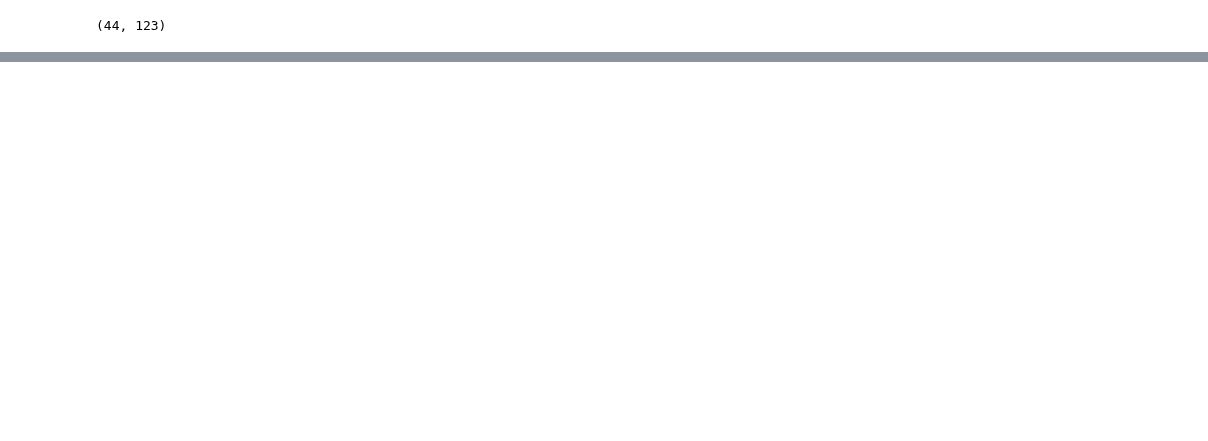
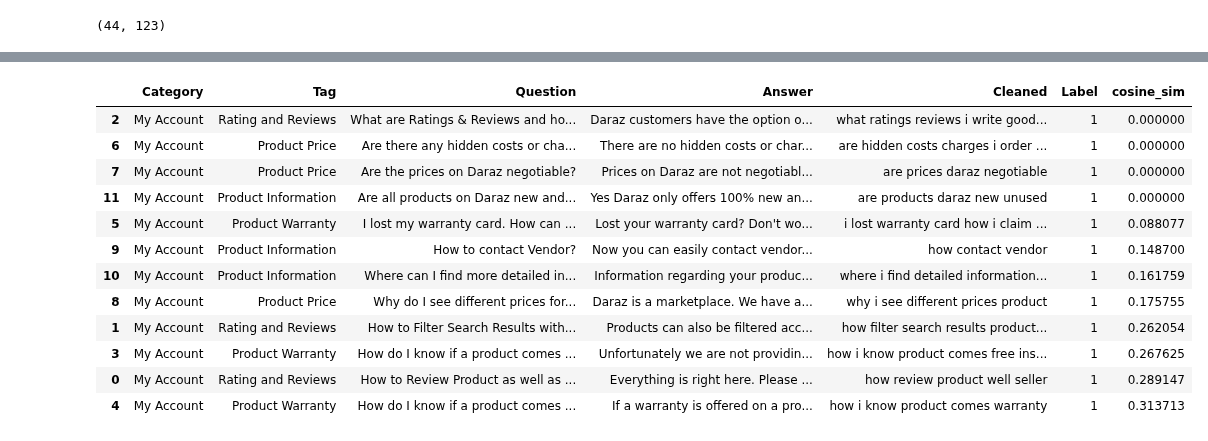
Before and after one commit to rissuuuu/DataScience, a Jupyter notebook: NLP Task/Task.ipynb, the cells around one changed output, grey strips where cells are left out. Saved outputs shown, nothing was run; the diff lists cells and outputs as text; code cells hidden in the pictures; blank space fills up the shorter version.

```diff
--- a/NLP Task/Task.ipynb
+++ b/NLP Task/Task.ipynb
@@ -70,3 +94,6 @@ X_=vectorizer.fit_transform(df['Cleaned']).toarray()
 X_.shape
 # %% [output]
 (44, 123)
+# %%
+labelencoder=LabelEncoder()
+df['Label']=labelencoder.fit_transform(df['Category'])
@@ -72,0 +123,13 @@ X_.shape
+# %%
+def return_tfidf_data(text):
+    return vectorizer.transform([text])
+
+def return_similarity(text):
+    text=cleantext(text)
+    print(text)
+    text=return_tfidf_data(text)
+    return text.toarray()
+
+
+temp=return_similarity('How to check warrenty of product?')
+temp
@@ -72,0 +195,5 @@ X_.shape
+# %%
+cos_sim=[cosine_similarity(i.reshape(1,-1),temp.reshape(1,-1)) for i in X_[df[df['Label']==1].index]]
+cos_sim=np.array(cos_sim)
+
+cos_sim=cos_sim.flatten()
@@ -72,0 +208,4 @@ X_.shape
+# %%
+temp_df=df.iloc[df[df['Label']==1].index,:]
+temp_df['cosine_sim']=cos_sim
+temp_df
@@ -72,0 +230,16 @@ X_.shape
+# %%
+temp_df.sort_values('cosine_sim')
+# %% [output]
+|  | Category | Tag | Question | Answer | Cleaned | Label | cosine_sim |
+| 2 | My Account | Rating and Reviews | What are Ratings & Reviews and ho... | Daraz customers have the option o... | what ratings reviews i write good... | 1 | 0.000000 |
+| 6 | My Account | Product Price | Are there any hidden costs or cha... | There are no hidden costs or char... | are hidden costs charges i order ... | 1 | 0.000000 |
+| 7 | My Account | Product Price | Are the prices on Daraz negotiable? | Prices on Daraz are not negotiabl... | are prices daraz negotiable | 1 | 0.000000 |
+| 11 | My Account | Product Information | Are all products on Daraz new and... | Yes Daraz only offers 100% new an... | are products daraz new unused | 1 | 0.000000 |
+| 5 | My Account | Product Warranty | I lost my warranty card. How can ... | Lost your warranty card? Don't wo... | i lost warranty card how i claim ... | 1 | 0.088077 |
+| 9 | My Account | Product Information | How to contact Vendor? | Now you can easily contact vendor... | how contact vendor | 1 | 0.148700 |
+| 10 | My Account | Product Information | Where can I find more detailed in... | Information regarding your produc... | where i find detailed information... | 1 | 0.161759 |
+| 8 | My Account | Product Price | Why do I see different prices for... | Daraz is a marketplace. We have a... | why i see different prices product | 1 | 0.175755 |
+| 1 | My Account | Rating and Reviews | How to Filter Search Results with... | Products can also be filtered acc... | how filter search results product... | 1 | 0.262054 |
+| 3 | My Account | Product Warranty | How do I know if a product comes ... | Unfortunately we are not providin... | how i know product comes free ins... | 1 | 0.267625 |
+| 0 | My Account | Rating and Reviews | How to Review Product as well as ... | Everything is right here. Please ... | how review product well seller | 1 | 0.289147 |
+| 4 | My Account | Product Warranty | How do I know if a product comes ... | If a warranty is offered on a pro... | how i know product comes warranty | 1 | 0.313713 |
```
Also changed, not shown: parts of 18 cells of this notebook.
